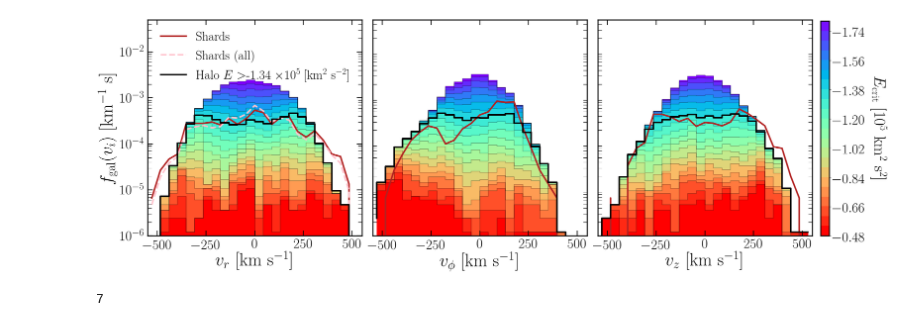
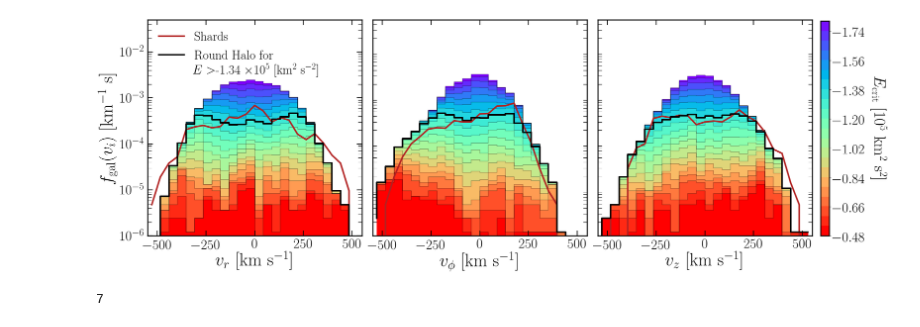
Before and after one commit to cajohare/DarkShards, a Jupyter notebook: code/Plot_comparespeeddists_halo.ipynb, the cells around one changed output. Drawn from its saved outputs; the diff is of its cells as text; code cells hidden in the pictures.

Commit message:
plot updates

```diff
--- a/code/Plot_comparespeeddists_halo.ipynb
+++ b/code/Plot_comparespeeddists_halo.ipynb
@@ -65,7 +65,7 @@ zorder = 0
 col_ex = (cm.rainbow(linspace(0,1,nEbins)))
 
 # R
-h_shards,vbins = histogram(df_S.GalRVel[0:800],bins=nbins,normed=True,range=(-vmax,vmax))
+h_shards,vbins = histogram(df_S.GalRVel[0:],bins=nbins,normed=True,range=(-vmax,vmax))
 f1 = h_shards/sum(h_shards)
 
 chi2a = zeros(shape=nEbins)
@@ -92,15 +92,16 @@ ax1.plot(vc,f1*Norma[imin1],'-',color='firebrick',lw=4,zorder=0,label='Shards')
 
 h_shards,vbins = histogram(df_S.GalRVel.values,bins=nbins,normed=True,range=(-vmax,vmax))
 f1 = h_shards/sum(h_shards)
-ax1.plot(vc,f1*Norma[imin1],'--',color='pink',lw=4,zorder=0,label='Shards (all)')
+#ax1.plot(vc,f1*Norma[imin1],'--',color='pink',lw=4,zorder=0,label='Shards (all)')
 
 ax1.step(vc,f0[imin1,:]*Norma[imin1],'-',\
-         color='k',lw=4,zorder=0,label=r'Halo $E>$'+'{:.2f}'.format(Ebins[imin1])+r' $\times 10^5$ [km${^2}$ s$^{-2}$]')
-ax1.legend(frameon=False,fontsize=32)
+         color='k',lw=4,zorder=0,label=r'Round Halo for')
+ax1.legend(frameon=False,fontsize=32,loc='upper left')
+plt.gcf().text(0.178,0.69,'$E>$'+'{:.2f}'.format(Ebins[imin1])+r' $\times 10^5$ [km${^2}$ s$^{-2}$]',fontsize=32,zorder=100)
 
 
 # phi
-h_shards,vbins = histogram(df_S.GalTVel[0:800],bins=nbins,normed=True,range=(-vmax,vmax))
+h_shards,vbins = histogram(df_S.GalTVel[0:],bins=nbins,normed=True,range=(-vmax,vmax))
 f1 = h_shards/sum(h_shards)
 
 chi2a = zeros(shape=nEbins)
@@ -130,7 +131,7 @@ ax2.step(vc,f0[imin2,:]*Norma[imin2],'-',color='k',lw=4,zorder=0)
 
 
 # z
-h_shards,vbins = histogram(df_S.GalzVel[0:800],bins=nbins,normed=True,range=(-vmax,vmax))
+h_shards,vbins = histogram(df_S.GalzVel[0:],bins=nbins,normed=True,range=(-vmax,vmax))
 f1 = h_shards/sum(h_shards)
 chi2a = zeros(shape=nEbins)
 Norma = zeros(shape=nEbins)
@@ -155,34 +156,34 @@ imin3 = argmin(abs(Ebins-Ecrit))
 ax3.plot(vc,f1*Norma[imin3],'-',color='firebrick',lw=4,zorder=0)
 ax3.step(vc,f0[imin3,:]*Norma[imin3],'-',color='k',lw=4,zorder=0)
 
 ax1.set_yscale('log')
 ax2.set_yscale('log')
 ax3.set_yscale('log')
 
 
 # # Now adding the colorbar
 lf = array([[amax(Ebins),amax(Ebins)],[amin(Ebins),amin(Ebins)]])
 cbar_ax = fig.add_axes([0.91, 0.125, 0.01, 0.75])
 im = ax3.contourf([-2*vmax,-1.5*vmax],[0.1,0.1],lf,size(Ebins),cmap=cm.rainbow,vmin=amin(Ebins),vmax=amax(Ebins))
 fig.colorbar(im, cax=cbar_ax,boundaries=Ebins)
 cbar_ax.invert_yaxis()
 cbar_ax.set_ylabel(r'$E_{\rm crit}$ [10$^5$ km$^2$ s$^2$]',rotation=-90,labelpad=50,fontsize=40)
 
 #ax1.set_yticks([])
 ax2.set_yticks([])
 ax3.set_yticks([])
 
 ax1.set_zorder(100)
 ax2.set_zorder(100)
 ax3.set_zorder(100)
 
 # Save
 plt.show()
 pltname = 'fv3_halo_highE'
 fig.savefig('../plots/'+pltname+'.pdf',bbox_inches='tight')
 fig.savefig('../plots/plots_png/'+pltname+'.png',bbox_inches='tight')
 # %% [output]
-[figure, old version]
+[figure, new version]
 # %%
  argmin(abs(Ebins--1.35))
 # %% [output]
```
Also changed, not shown: 37 other files.
